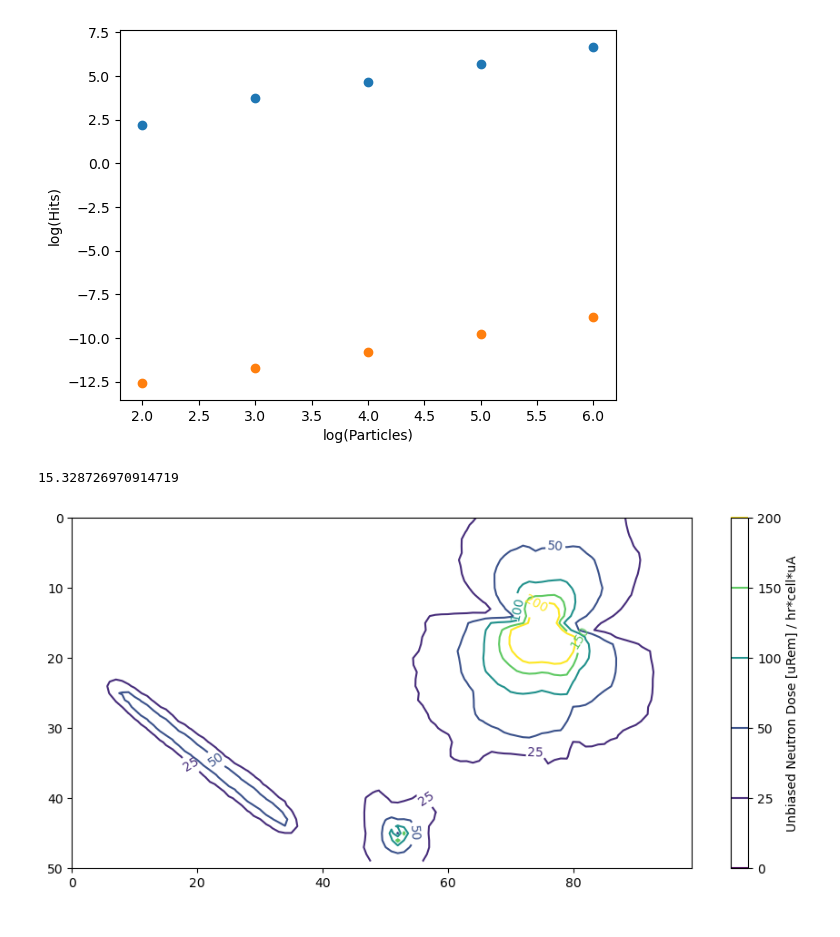
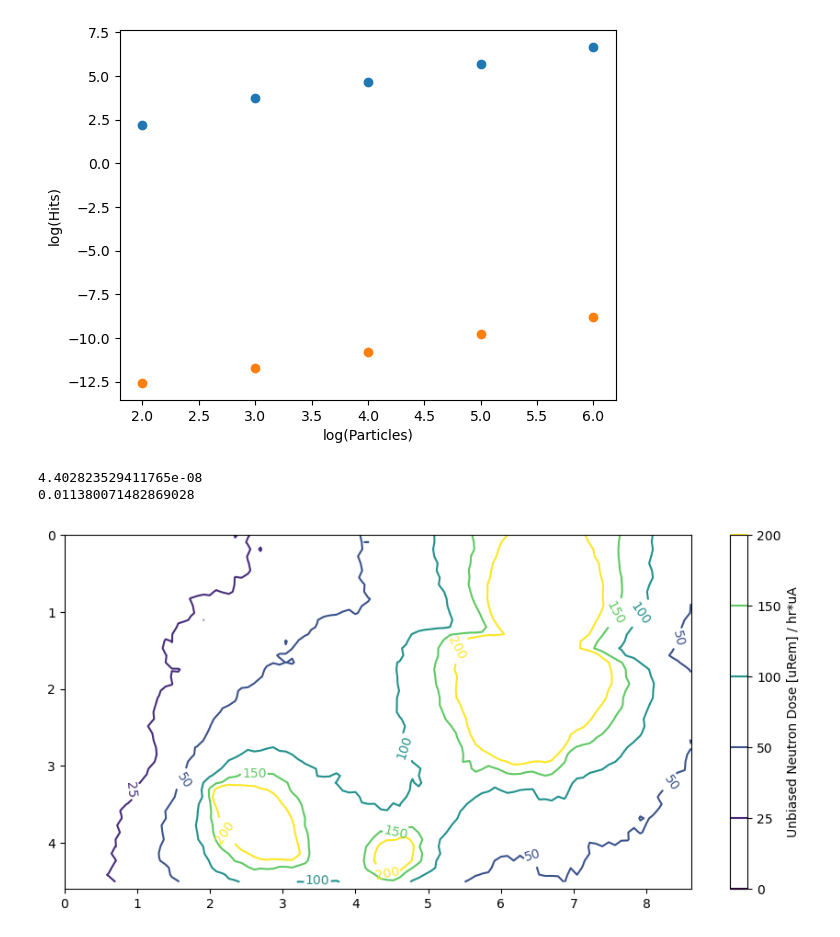
Before and after one commit to SZangi/beamTest, a Jupyter notebook: BeamTestAnalysis.ipynb, the cells around one changed output. Cells and saved outputs as stored; diff of their text form; code cells hidden in the pictures.

Commit message:
Added better neutron generation physics

```diff
--- a/BeamTestAnalysis.ipynb
+++ b/BeamTestAnalysis.ipynb
@@ -48,9 +48,11 @@ Particles/neutron:  17524124473561.068
  2.63501719e-15]
 [figure]
 # %%
-box_mesh_df = pd.read_csv("MeshDumpTest.csv",delimiter=",",names = ["iX", "iY", "iZ", "total(value) [NoUnit]", "total(val^2)", "entry"],skiprows=3)
+box_mesh_df = pd.read_csv("MeshDump_Tuning3.csv",delimiter=",",names = ["iX", "iY", "iZ", "total(value) [NoUnit]", "total(val^2)", "entry"],skiprows=3)
 
 contour = True
+
+events = 1000000
 
 colors = [
     (0.0, "white"),    # Start with white
@@ -68,36 +70,43 @@ nx = x_max+1
 y_max = box_mesh_df ["iZ"].max()
 ny = y_max+1
 value = box_mesh_df["total(value) [NoUnit]"]
 value_grid = np.zeros((nx,ny))
 for i in range(len(value)):
     if (i+1) % ny == 0:
         row_num = int((i+1)/ny)
         #print(value[(i-ny+1):i+1])
         value_grid[row_num-1,:]=value[i-ny+1:i+1]
 
 x_coord = np.linspace(0,x_max+1,nx+1)
 y_coord = np.linspace(0,y_max+1,ny+1)
 
 value_grid = value_grid.transpose()
 
-value_rems = value_grid*(0.036*(2*4.5*2.54*6.3*2.54*2)/(100*9)*(6.3E6*60*60)/1E3/100)/0.74848
+uamps = events*0.74848/1.7E13
+
+print(uamps)
+
+hrs = 3600
+
+value_rems = value_grid*3.4E-5*hrs/uamps*20#*(0.036*(2*4.5*2.54*6.3*2.54*2)*(6.3E6*60*60)/1E3/100)/0.74848*2 #
 
 print(sum(value))
 
 fig,ax = plt.subplots()
 fig.set_size_inches(11,5)
 if contour:
     x_coord = x_coord[:-1]
     y_coord = y_coord[:-1]
-    cont = plt.contour(x_coord,y_coord,value_rems,levels=[0,25,50,100,150,200])
+    cont = plt.contour(x_coord*8.7/100,y_coord*4.6/50,value_rems,levels=[0,25,50,100,150,200])#
     cont.clabel()
 #plt.pcolormesh(x_coord,y_coord,value_rems,cmap=root_cmap)
-plt.ylim(50,0)
+plt.ylim(4.6,0)
 colorbar = plt.colorbar()
-colorbar.set_label("Unbiased Neutron Dose [uRem] / hr*cell*uA")
+colorbar.set_label("Unbiased Neutron Dose [uRem] / hr*uA")
 #colorbar.set_label("Unbiased Neutron Flux / cell")
 plt.show()
 #xi,yi = np.meshgrid(x_coord,y_coord)
 # %% [output]
-15.328726970914719
+4.402823529411765e-08
+0.011380071482869028
-[figure, old version]
+[figure, new version]
```
Also changed, not shown: 19 other files.
